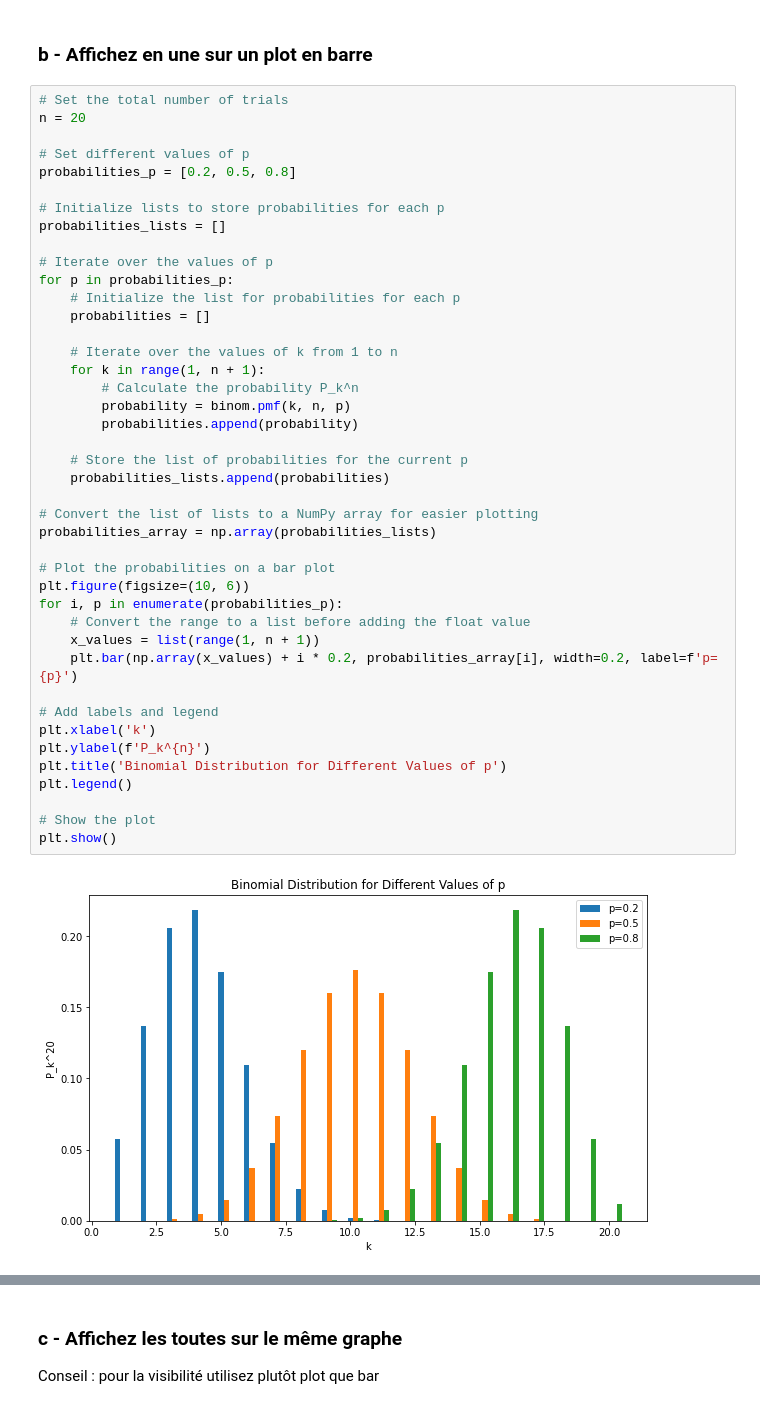
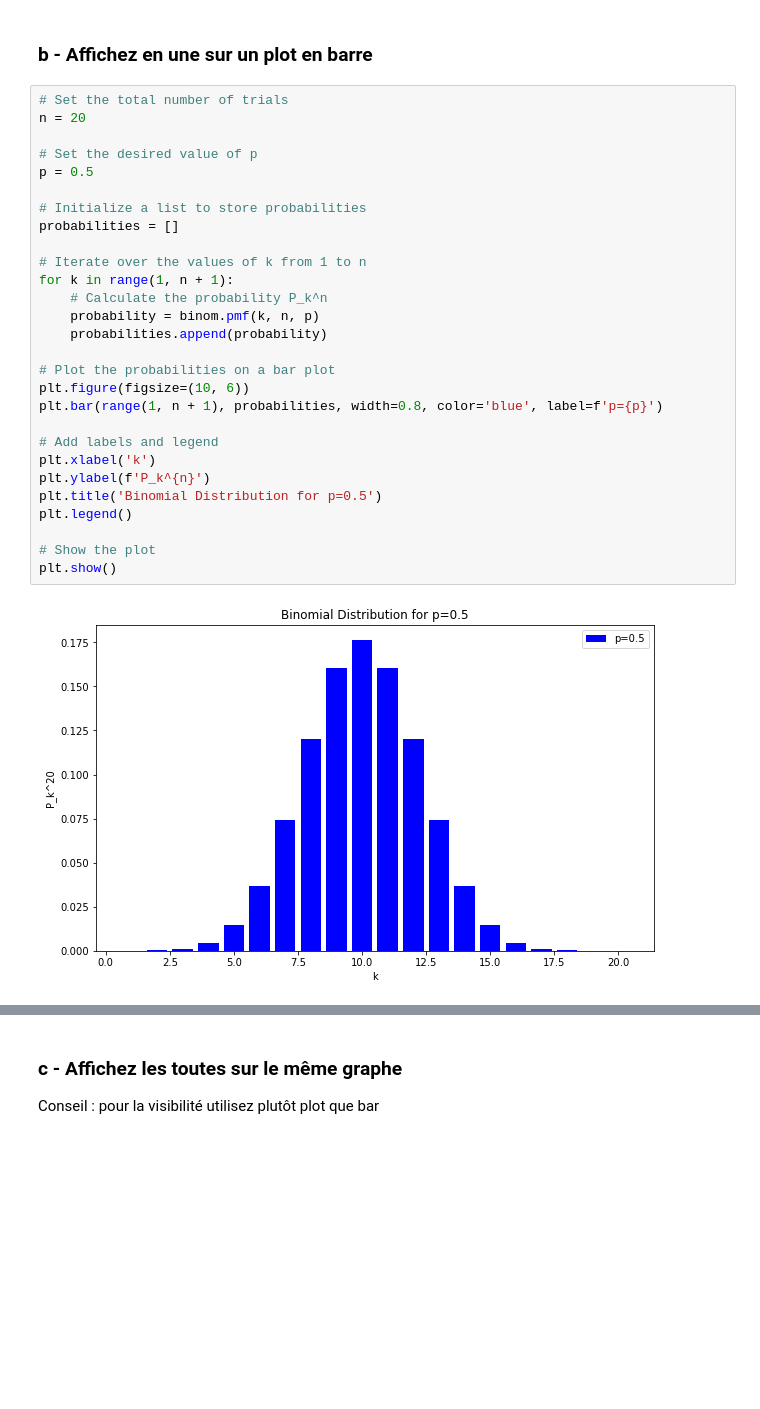
Before and after one commit to shahaf38/Stats-Tests_Hypotheses, a Jupyter notebook: Stats-Tests_Hypotheses.ipynb, the cells around one changed output, grey strips where cells are left out. Saved outputs shown, nothing was run; the diff lists cells and outputs as text; blank space fills up the shorter version.

```diff
--- a/Stats-Tests_Hypotheses.ipynb
+++ b/Stats-Tests_Hypotheses.ipynb
@@ -641,44 +641,30 @@ Sum of probabilities: 0.9999999999999895
 # %%
 # Set the total number of trials
 n = 20
 
-# Set different values of p
-probabilities_p = [0.2, 0.5, 0.8]
+# Set the desired value of p
+p = 0.5
 
-# Initialize lists to store probabilities for each p
-probabilities_lists = []
+# Initialize a list to store probabilities
+probabilities = []
 
-# Iterate over the values of p
-for p in probabilities_p:
-    # Initialize the list for probabilities for each p
-    probabilities = []
-
-    # Iterate over the values of k from 1 to n
-    for k in range(1, n + 1):
-        # Calculate the probability P_k^n
-        probability = binom.pmf(k, n, p)
-        probabilities.append(probability)
-
-    # Store the list of probabilities for the current p
-    probabilities_lists.append(probabilities)
-
-# Convert the list of lists to a NumPy array for easier plotting
-probabilities_array = np.array(probabilities_lists)
+# Iterate over the values of k from 1 to n
+for k in range(1, n + 1):
+    # Calculate the probability P_k^n
+    probability = binom.pmf(k, n, p)
+    probabilities.append(probability)
 
 # Plot the probabilities on a bar plot
 plt.figure(figsize=(10, 6))
-for i, p in enumerate(probabilities_p):
-    # Convert the range to a list before adding the float value
-    x_values = list(range(1, n + 1))
-    plt.bar(np.array(x_values) + i * 0.2, probabilities_array[i], width=0.2, label=f'p={p}')
+plt.bar(range(1, n + 1), probabilities, width=0.8, color='blue', label=f'p={p}')
 
 # Add labels and legend
 plt.xlabel('k')
 plt.ylabel(f'P_k^{n}')
-plt.title('Binomial Distribution for Different Values of p')
+plt.title('Binomial Distribution for p=0.5')
 plt.legend()
 
 # Show the plot
 plt.show()
 # %% [output]
-[figure, old version]
+[figure, new version]
```
Also changed, not shown: parts of 4 cells of this notebook.
